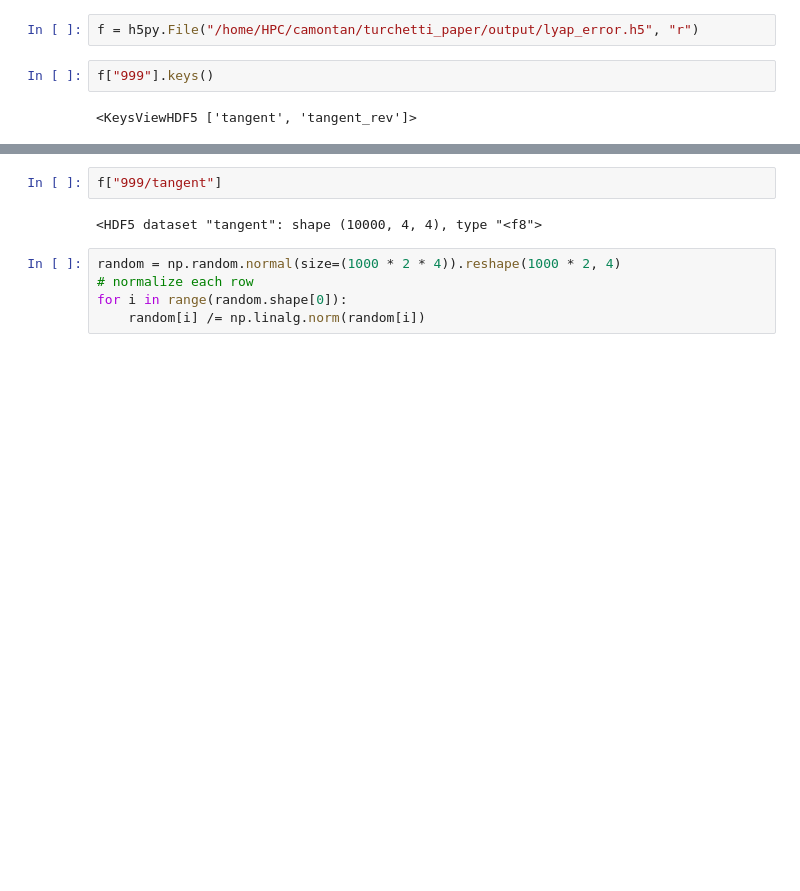
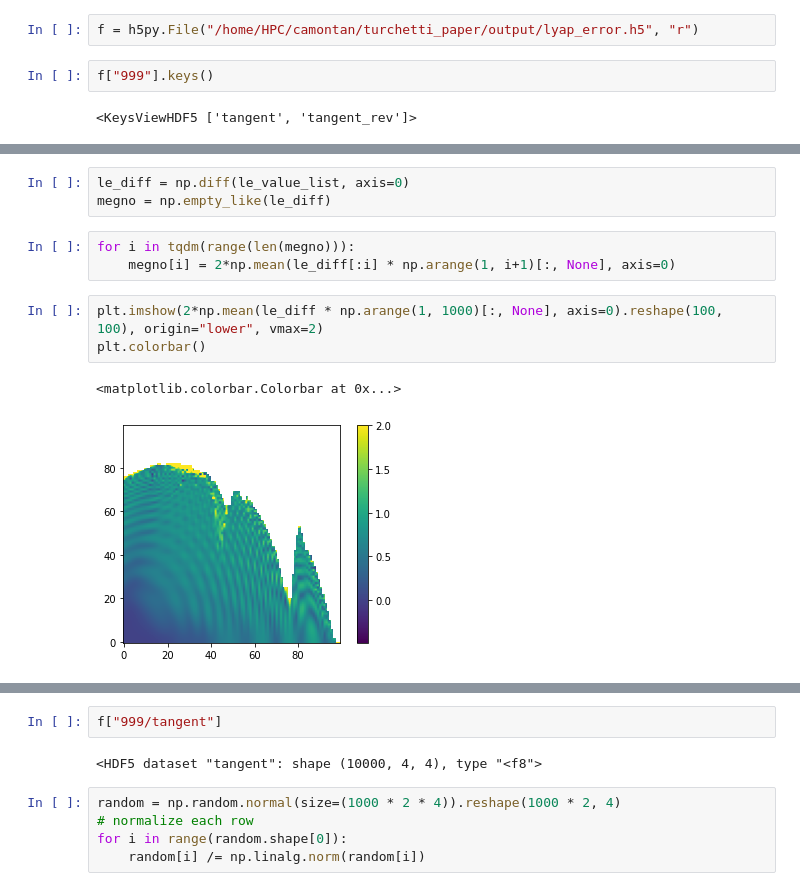
Before and after one commit to carlidel/tangent_map, a Jupyter notebook: tests.ipynb, the cells around one changed output, grey strips where cells are left out. Cells and saved outputs as stored; diff of their text form; blank space fills up the shorter version.

```diff
--- a/tests.ipynb
+++ b/tests.ipynb
@@ -241,0 +277,12 @@ f["999"].keys()
+# %%
+le_diff = np.diff(le_value_list, axis=0)
+megno = np.empty_like(le_diff)
+# %%
+for i in tqdm(range(len(megno))):
+    megno[i] = 2*np.mean(le_diff[:i] * np.arange(1, i+1)[:, None], axis=0)
+# %%
+plt.imshow(2*np.mean(le_diff * np.arange(1, 1000)[:, None], axis=0).reshape(100, 100), origin="lower", vmax=2)
+plt.colorbar()
+# %% [output]
+<matplotlib.colorbar.Colorbar at 0x...>
+[figure, added]
```
Also changed, not shown: parts of 8 cells of this notebook, 13 other files.
